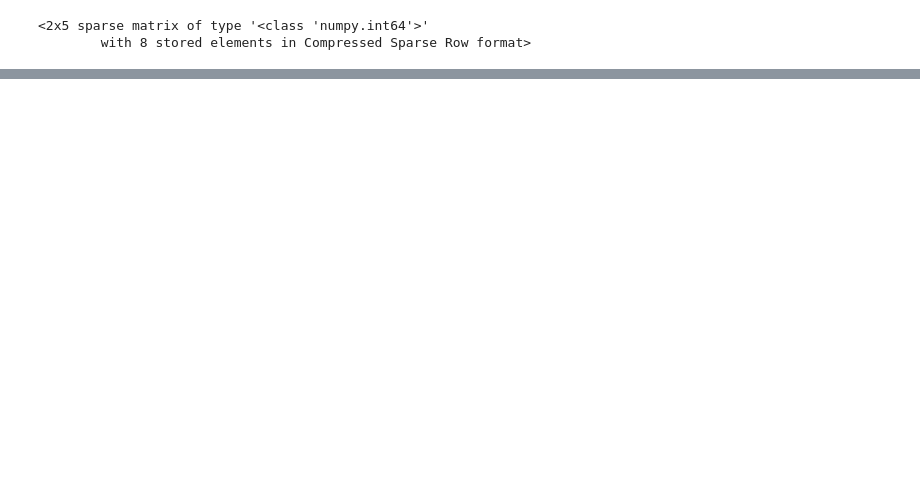
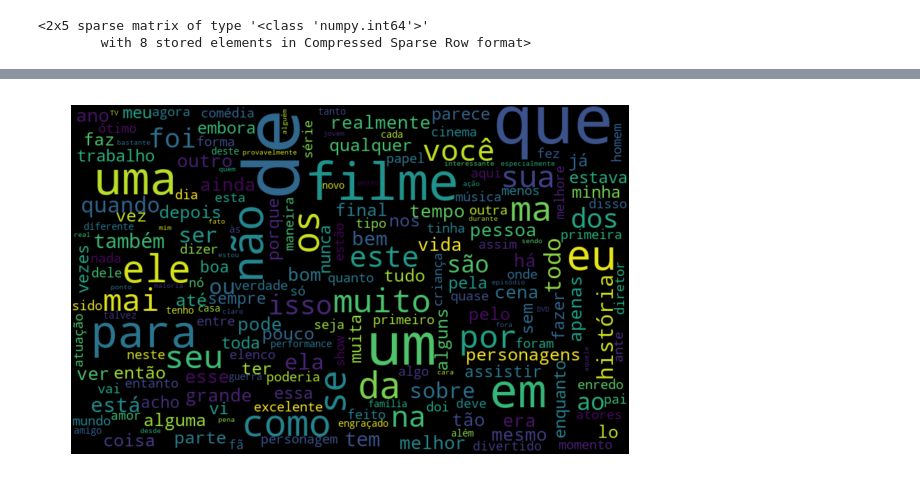
Before and after one commit to alura-cursos/introducao-ao-pln-com-python, a Jupyter notebook: Aula3.ipynb, the cells around one changed output, grey strips where cells are left out. Drawn from its saved outputs; the diff is of its cells as text; code cells hidden in the pictures; blank space fills up the shorter version.

```diff
--- a/Aula3.ipynb
+++ b/Aula3.ipynb
@@ -205,0 +174,4 @@ plt.show()
+# %%
+nuvem_palavras_pos(resenha, "text_pt")
+# %% [output]
+[figure, added]
```
Also changed, not shown: parts of 42 cells of this notebook, 3 other files.
